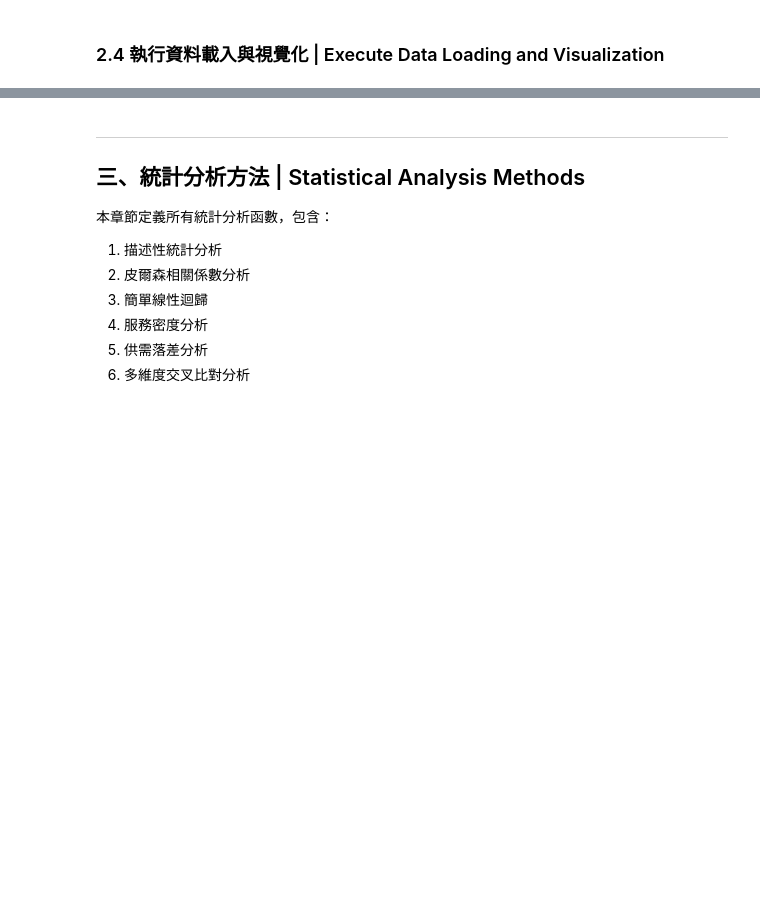
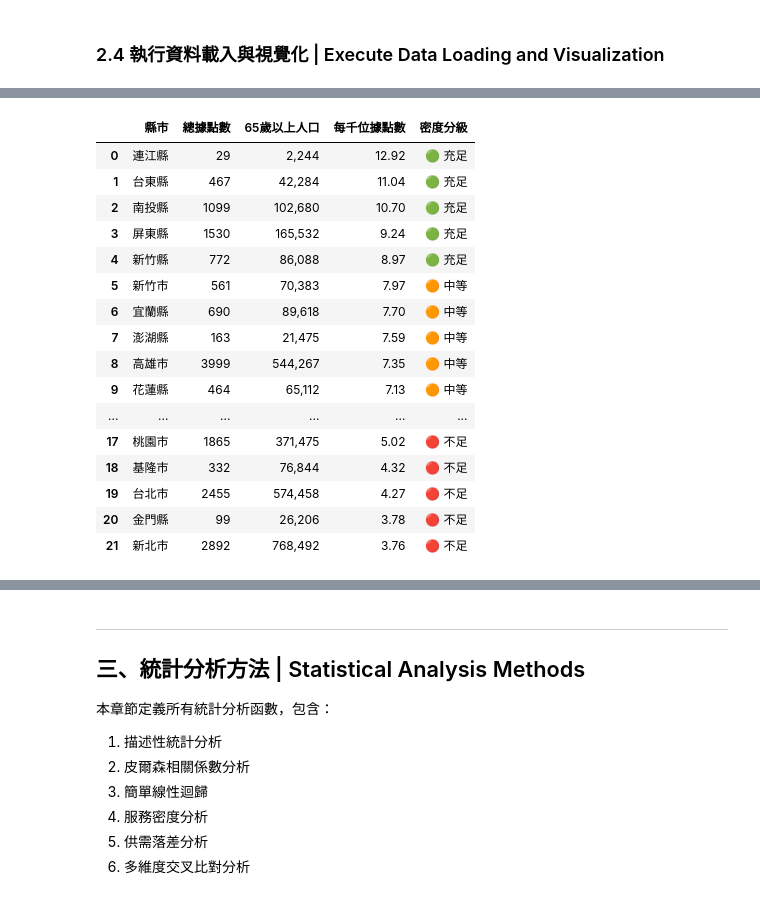
Before and after one commit to yen0304/114-1-fianl-report, a Jupyter notebook: population_analysis.ipynb, the cells around one changed output, grey strips where cells are left out. Saved outputs shown, nothing was run; the diff lists cells and outputs as text; code cells hidden in the pictures; blank space fills up the shorter version.

```diff
--- a/population_analysis.ipynb
+++ b/population_analysis.ipynb
@@ -882,0 +1126,72 @@ $$D_{\max} = \max_{i=1,\ldots,22}(D_i)$$
+# %%
+# =========================
+# 繪製台灣長照據點分布地圖 | Generate Taiwan LTC Facilities Distribution Map
+# =========================
+
+print("\n" + "=" * 80)
+print("Generating Taiwan LTC ABC Facilities Distribution Map")
+print("=" * 80)
+
+# 建立地圖 | Create map
+taiwan_map = create_taiwan_ltc_map(df_ltc, df)
+
+# 儲存地圖為HTML檔案 | Save map as HTML file
+map_filename = "taiwan_ltc_map.html"
+taiwan_map.save(map_filename)
+
+print(f"\n✓ 地圖已生成並儲存為 {map_filename}")
+print(f"✓ Map generated and saved as {map_filename}")
+print("\n📍 圖例說明:")
+print("  • 圓圈大小 = 總據點數量")
+print("  • 綠色 = 資源充足 (高密度)")
+print("  • 橘色 = 資源中等")
+print("  • 紅色 = 資源不足 (低密度)")
+
+# 在 notebook 中顯示地圖 | Display map in notebook
+# 直接使用 folium 的內建顯示方法，這在 webpdf 轉換時會嵌入完整的 HTML
+from IPython.display import HTML, display
+
+# 獲取地圖的 HTML 內容並設置適當的高度
+map_html_content = taiwan_map._repr_html_()
+
+# 包裝在一個有固定高度的容器中
+wrapped_html = f"""
+<div style="width: 100%; height: 650px; margin: 20px auto; border: 2px solid #ddd; border-radius: 5px;">
+    {map_html_content}
+</div>
+<p style="text-align: center; color: #666; font-size: 14px; margin-top: 10px;">
+    <strong>圖 2-1 台灣各縣市長照ABC據點分布地圖（113年）</strong><br>
+    <span style="font-size: 12px;">圓圈大小代表總據點數 | 顏色代表每千位高齡人口據點數（標準差法分級）</span>
+</p>
+"""
+
+display(HTML(wrapped_html))
+
+# 提供補充的統計表格
+print("\n" + "=" * 80)
+print("各縣市據點密度分級統計表")
+print("Facility Density Classification by City")
+print("=" * 80)
+
+# 計算分級統計
+mean_density = df["每千位高齡人口據點數"].mean()
+std_density = df["每千位高齡人口據點數"].std()
+green_threshold = mean_density + 0.5 * std_density
+orange_threshold = mean_density - 0.5 * std_density
+
+df_display = df.copy()
+df_display['密度分級'] = df_display['每千位高齡人口據點數'].apply(
+    lambda x: '🟢 充足' if x > green_threshold else '🟠 中等' if x > orange_threshold else '🔴 不足'
+)
+
+# 顯示各縣市分級
+classification_df = df_display[['縣市名稱', '總據點數', '65歲以上', '每千位高齡人口據點數', '密度分級']].sort_values(
+    '每千位高齡人口據點數', ascending=False
+).reset_index(drop=True)
+
+classification_df.columns = ['縣市', '總據點數', '65歲以上人口', '每千位據點數', '密度分級']
+classification_df['65歲以上人口'] = classification_df['65歲以上人口'].apply(lambda x: f"{int(x):,}")
+classification_df['每千位據點數'] = classification_df['每千位據點數'].apply(lambda x: f"{x:.2f}")
+
+display(classification_df)
+# %% [output]
@@ -882,0 +1215,17 @@ $$D_{\max} = \max_{i=1,\ldots,22}(D_i)$$
+|  | 縣市 | 總據點數 | 65歲以上人口 | 每千位據點數 | 密度分級 |
+| 0 | 連江縣 | 29 | 2,244 | 12.92 | 🟢 充足 |
+| 1 | 台東縣 | 467 | 42,284 | 11.04 | 🟢 充足 |
+| 2 | 南投縣 | 1099 | 102,680 | 10.70 | 🟢 充足 |
+| 3 | 屏東縣 | 1530 | 165,532 | 9.24 | 🟢 充足 |
+| 4 | 新竹縣 | 772 | 86,088 | 8.97 | 🟢 充足 |
+| 5 | 新竹市 | 561 | 70,383 | 7.97 | 🟠 中等 |
+| 6 | 宜蘭縣 | 690 | 89,618 | 7.70 | 🟠 中等 |
+| 7 | 澎湖縣 | 163 | 21,475 | 7.59 | 🟠 中等 |
+| 8 | 高雄市 | 3999 | 544,267 | 7.35 | 🟠 中等 |
+| 9 | 花蓮縣 | 464 | 65,112 | 7.13 | 🟠 中等 |
+| ... | ... | ... | ... | ... | ... |
+| 17 | 桃園市 | 1865 | 371,475 | 5.02 | 🔴 不足 |
+| 18 | 基隆市 | 332 | 76,844 | 4.32 | 🔴 不足 |
+| 19 | 台北市 | 2455 | 574,458 | 4.27 | 🔴 不足 |
+| 20 | 金門縣 | 99 | 26,206 | 3.78 | 🔴 不足 |
+| 21 | 新北市 | 2892 | 768,492 | 3.76 | 🔴 不足 |
```
Also changed, not shown: parts of 11 cells of this notebook, 3 other files.
